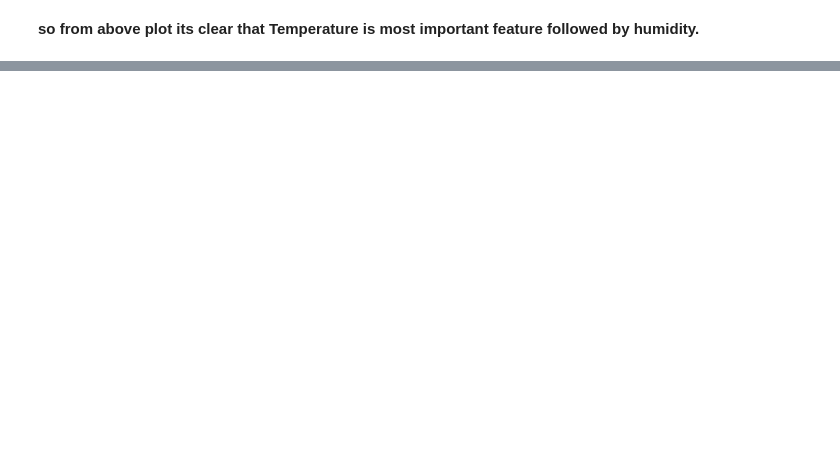
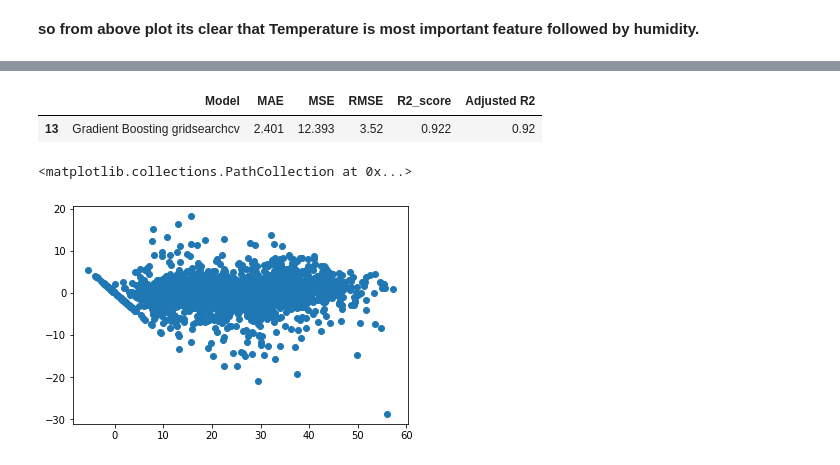
Before and after one commit to preetikhullbe/Bike-sharing-demand, a Jupyter notebook: Bike_Sharing_Demand_Prediction_Capstone_Project.ipynb, the cells around one changed output, grey strips where cells are left out. Drawn from its saved outputs; the diff is of its cells as text; code cells hidden in the pictures; blank space fills up the shorter version.

```diff
--- a/Bike_Sharing_Demand_Prediction_Capstone_Project.ipynb
+++ b/Bike_Sharing_Demand_Prediction_Capstone_Project.ipynb
@@ -1532,0 +1701,18 @@ plt.show()
+# %%
+# Number of trees
+n_estimators = [50,80,100]
+
+# Maximum depth of trees
+max_depth = [4,6,8]
+
+# Minimum number of samples required to split a node
+min_samples_split = [50,100,150]
+
+# Minimum number of samples required at each leaf node
+min_samples_leaf = [40,50]
+
+# HYperparameter Grid
+param_dict = {'n_estimators' : n_estimators,
+              'max_depth' : max_depth,
+              'min_samples_split' : min_samples_split,
+              'min_samples_leaf' : min_samples_leaf}
@@ -1532,0 +1726,12 @@ plt.show()
+# %%
+#Importing Gradient Boosting Regressor
+from sklearn.model_selection import GridSearchCV
+# Create an instance of the GradientBoostingRegressor
+gb_model = GradientBoostingRegressor()
+
+# Grid search
+gb_grid = GridSearchCV(estimator=gb_model,
+                       param_grid = param_dict,
+                       cv = 5, verbose=2)
+
+gb_grid.fit(X_train,y_train)
@@ -1532,0 +1766,2 @@ plt.show()
+# %%
+gb_optimal_model = gb_grid.best_estimator_
@@ -1532,0 +1775,5 @@ plt.show()
+# %%
+# Making predictions on train and test data
+
+y_pred_train_g_g = gb_optimal_model.predict(X_train)
+y_pred_g_test= gb_optimal_model.predict(X_test)
@@ -1532,0 +1846,20 @@ plt.show()
+# %%
+# storing the test set metrics value in a dataframe for later comparison
+dict2={'Model':'Gradient Boosting gridsearchcv ',
+       'MAE':round((MAE_gbh),3),
+       'MSE':round((MSE_gbh),3),
+       'RMSE':round((RMSE_gbh),3),
+       'R2_score':round((r2_gbh),3),
+       'Adjusted R2':round((Adjusted_R2_gbh ),2)
+      }
+gridsearchcv_test_df=pd.DataFrame(dict2,index=[13])
+gridsearchcv_test_df
+# %% [output]
+|  | Model | MAE | MSE | RMSE | R2_score | Adjusted R2 |
+| 13 | Gradient Boosting gridsearchcv | 2.401 | 12.393 | 3.52 | 0.922 | 0.92 |
+# %%
+### Heteroscadacity
+plt.scatter((y_pred_g_test),(y_test)-(y_pred_g_g))
+# %% [output]
+<matplotlib.collections.PathCollection at 0x...>
+[figure, added]
```
Also changed, not shown: parts of 47 cells of this notebook.
